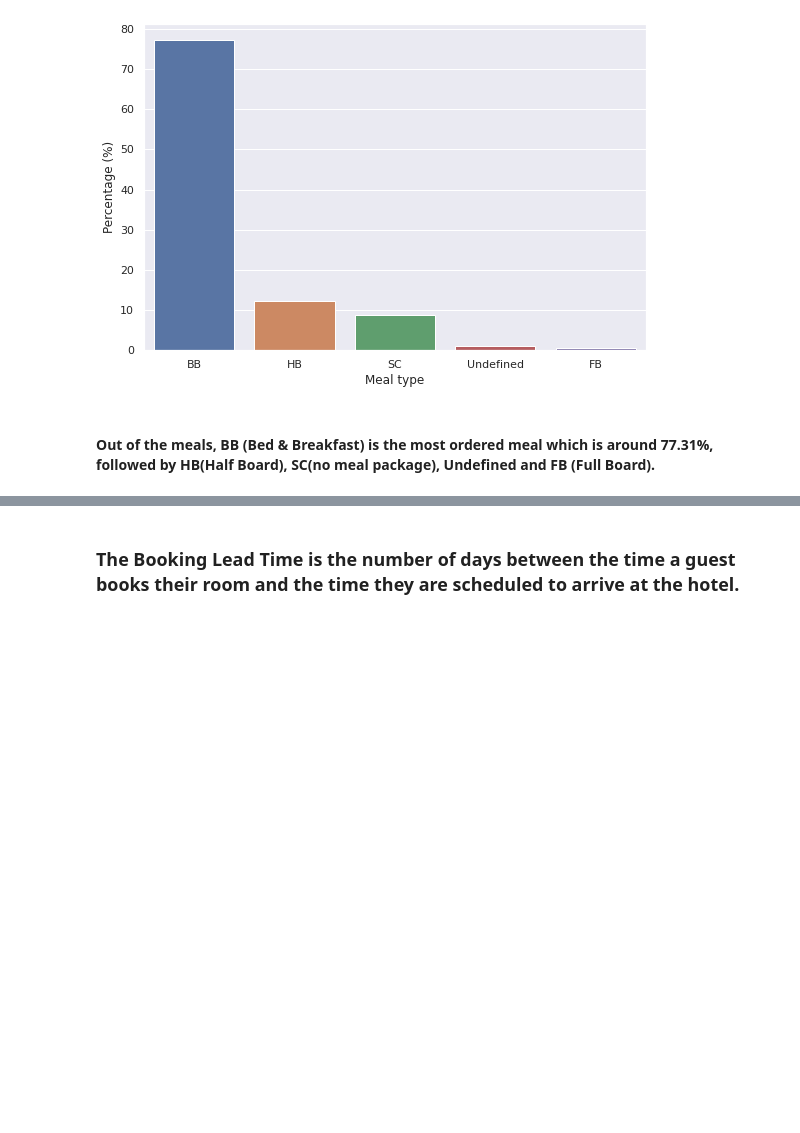
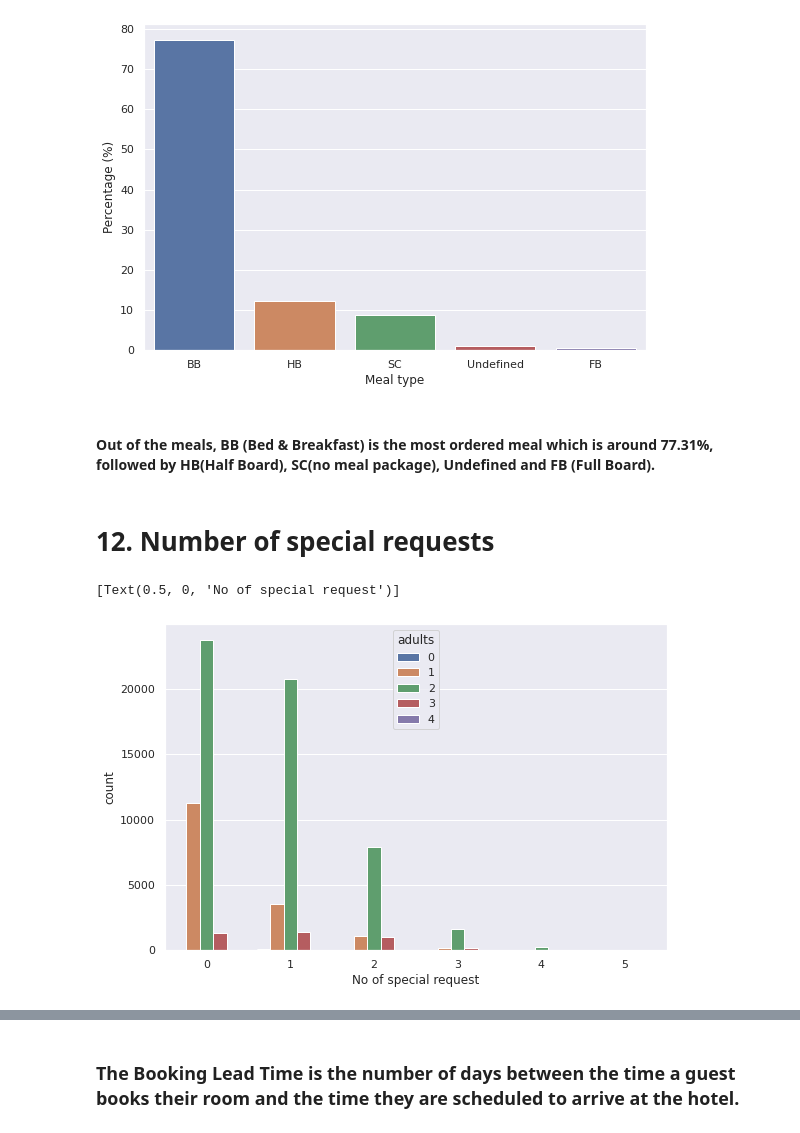
Before and after one commit to FarazAhmad2/EDA-on-Hotel-Booking, a Jupyter notebook: Hotel_Booking_Analysis_Capstone_Project.ipynb, the cells around one changed output, grey strips where cells are left out. Drawn from its saved outputs; the diff is of its cells as text; code cells hidden in the pictures; blank space fills up the shorter version.

```diff
--- a/Hotel_Booking_Analysis_Capstone_Project.ipynb
+++ b/Hotel_Booking_Analysis_Capstone_Project.ipynb
@@ -372,3 +386,10 @@ sns.barplot(y=list(meal.percentage), x=list(meal.index)).set(xlabel='Meal type',
 [figure]
 # %% [markdown]
 #### Out of the meals, BB (Bed & Breakfast) is the most ordered meal which is around 77.31%, followed by HB(Half Board), SC(no meal package), Undefined and FB (Full Board).
+# %% [markdown]
+# **12. Number of special requests**
+# %%
+sns.countplot(data=actual_guests,x='total_of_special_requests',hue='adults').set(xlabel='No of special request')
+# %% [output]
+[Text(0.5, 0, 'No of special request')]
+[figure, added]
```
Also changed, not shown: parts of 7 cells of this notebook.
